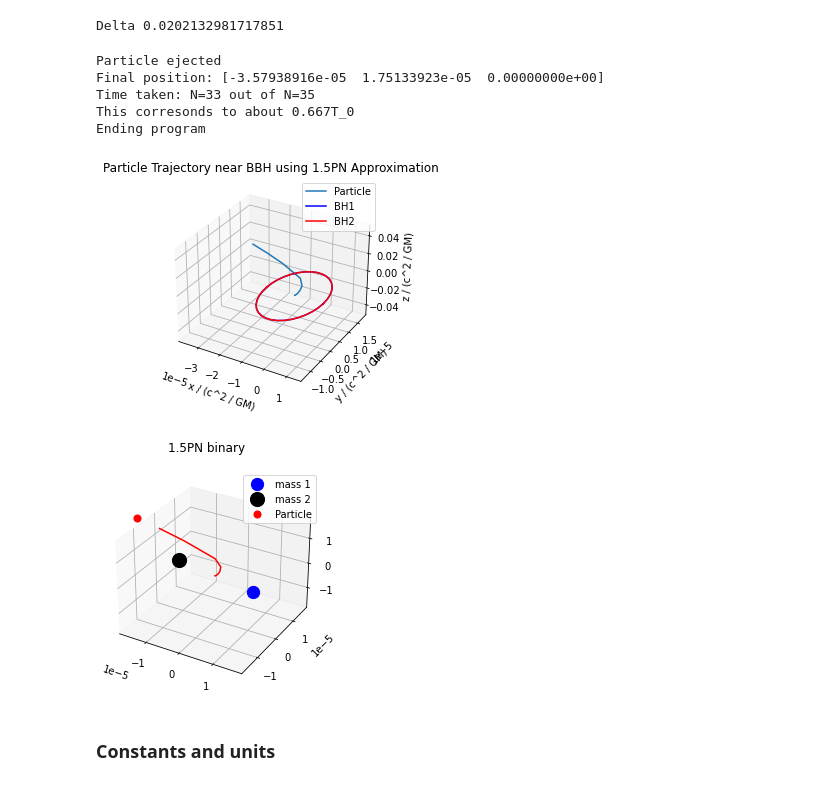
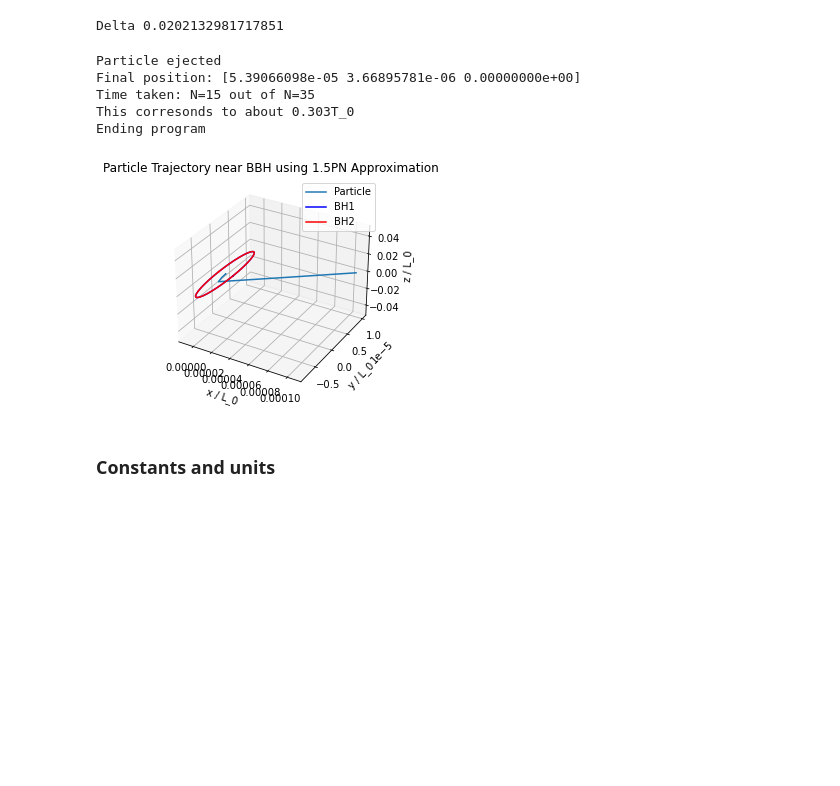
Before and after one commit to j-moncr/honours_nr, a Jupyter notebook: particle_orbits/geodesic_solver/geodesic_results.ipynb, the cells around one changed output. Drawn from its saved outputs; the diff is of its cells as text; code cells hidden in the pictures; blank space fills up the shorter version.

```diff
--- a/particle_orbits/geodesic_solver/geodesic_results.ipynb
+++ b/particle_orbits/geodesic_solver/geodesic_results.ipynb
@@ -12,18 +15,17 @@ from main import run_simulation, simulate_Newtonian
 # %%
-x, y, z, rs_1, rs_2, vs_1, vs_2, vs_12, Param, sol = run_simulation()
+x, y, z, rs_1, rs_2, vs_1, vs_2, vs_12, Param, sol, param_storage = run_simulation(test_accuracy=True)
 
 plot_traj(x, y, z, rs_1, rs_2, proj="3D")
 
-animate_trajectories(x,y,z,rs_1,rs_2, a=max(x[-1],y[-1]),proj="3D", save_fig=f"3danim_test")
+# animate_trajectories(x,y,z,rs_1,rs_2, a=max(x[-1],y[-1]),proj="3D", save_fig=f"3danim_test")
 # %% [output]
 Delta 0.0202132981717851
 Particle ejected
-Final position: [-3.57938916e-05  1.75133923e-05  0.00000000e+00]
-Time taken: N=33 out of N=35
-This corresonds to about 0.667T_0
+Final position: [5.39066098e-05 3.66895781e-06 0.00000000e+00]
+Time taken: N=15 out of N=35
+This corresonds to about 0.303T_0
 Ending program
-[figure, old version]
+[figure, new version]
-[figure, removed]
 # %% [markdown]
 ### Constants and units
 # %%
```
Also changed, not shown: parts of 24 cells of this notebook, 5 other files.
